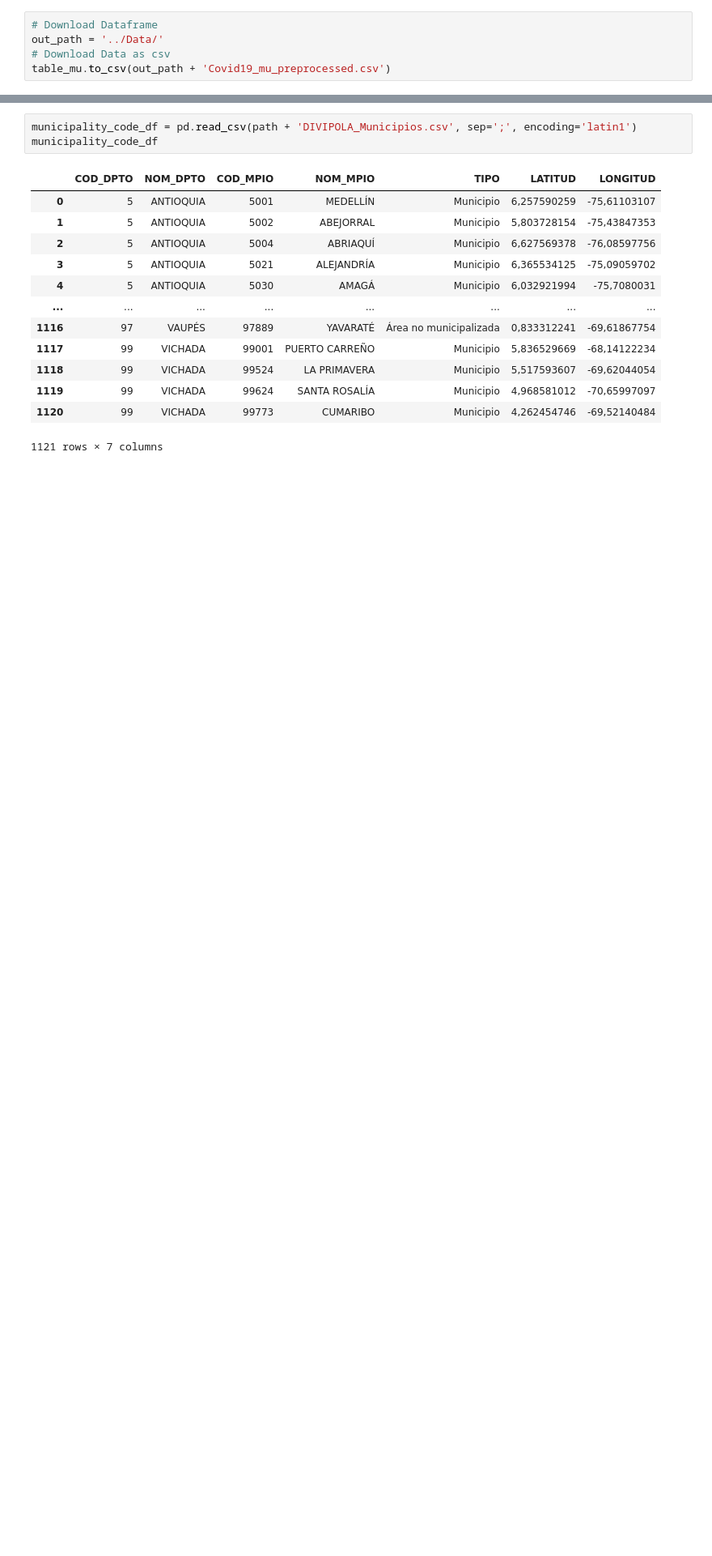
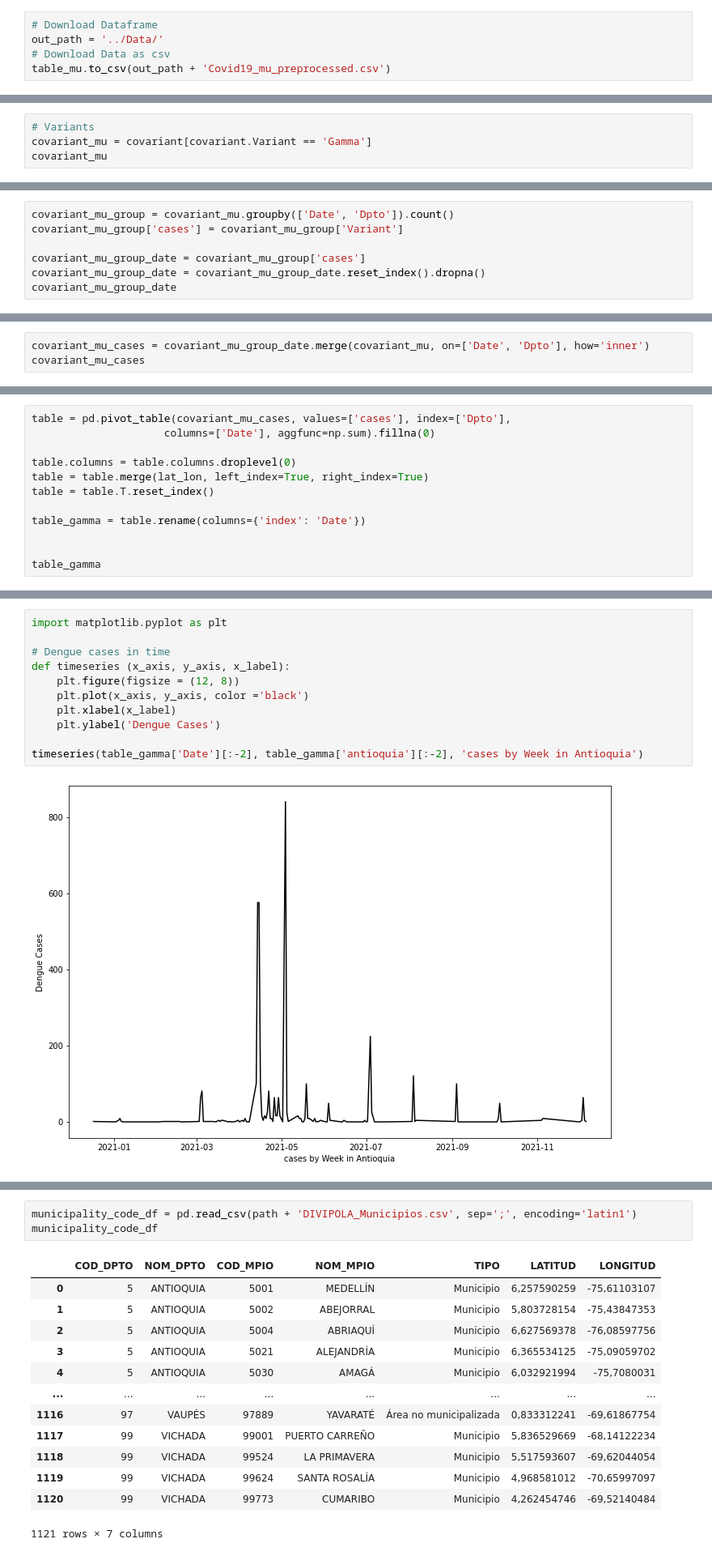
Before and after one commit to sebasmos/Mu_COV19_NASA, a Jupyter notebook: Preprocessing/Covid_preprocessing.ipynb, the cells around one changed output, grey strips where cells are left out. Shown at 81% size. Saved outputs shown, nothing was run; the diff lists cells and outputs as text; blank space fills up the shorter version.

```diff
--- a/Preprocessing/Covid_preprocessing.ipynb
+++ b/Preprocessing/Covid_preprocessing.ipynb
@@ -463,0 +523,4 @@ table_mu.to_csv(out_path + 'Covid19_mu_preprocessed.csv')
+# %%
+# Variants
+covariant_mu = covariant[covariant.Variant == 'Gamma']
+covariant_mu
@@ -463,0 +541,7 @@ table_mu.to_csv(out_path + 'Covid19_mu_preprocessed.csv')
+# %%
+covariant_mu_group = covariant_mu.groupby(['Date', 'Dpto']).count()
+covariant_mu_group['cases'] = covariant_mu_group['Variant']
+
+covariant_mu_group_date = covariant_mu_group['cases']
+covariant_mu_group_date = covariant_mu_group_date.reset_index().dropna()
+covariant_mu_group_date
@@ -463,0 +562,3 @@ table_mu.to_csv(out_path + 'Covid19_mu_preprocessed.csv')
+# %%
+covariant_mu_cases = covariant_mu_group_date.merge(covariant_mu, on=['Date', 'Dpto'], how='inner')
+covariant_mu_cases
@@ -463,0 +579,12 @@ table_mu.to_csv(out_path + 'Covid19_mu_preprocessed.csv')
+# %%
+table = pd.pivot_table(covariant_mu_cases, values=['cases'], index=['Dpto'],
+                     columns=['Date'], aggfunc=np.sum).fillna(0)
+
+table.columns = table.columns.droplevel(0)
+table = table.merge(lat_lon, left_index=True, right_index=True)
+table = table.T.reset_index()
+
+table_gamma = table.rename(columns={'index': 'Date'})
+
+
+table_gamma
@@ -463,0 +605,13 @@ table_mu.to_csv(out_path + 'Covid19_mu_preprocessed.csv')
+# %%
+import matplotlib.pyplot as plt
+
+# Dengue cases in time
+def timeseries (x_axis, y_axis, x_label):
+    plt.figure(figsize = (12, 8))
+    plt.plot(x_axis, y_axis, color ='black')
+    plt.xlabel(x_label)
+    plt.ylabel('Dengue Cases')
+
+timeseries(table_gamma['Date'][:-2], table_gamma['antioquia'][:-2], 'cases by Week in Antioquia')
+# %% [output]
+[figure, added]
```
Also changed, not shown: parts of 27 cells of this notebook, 11 other files.
